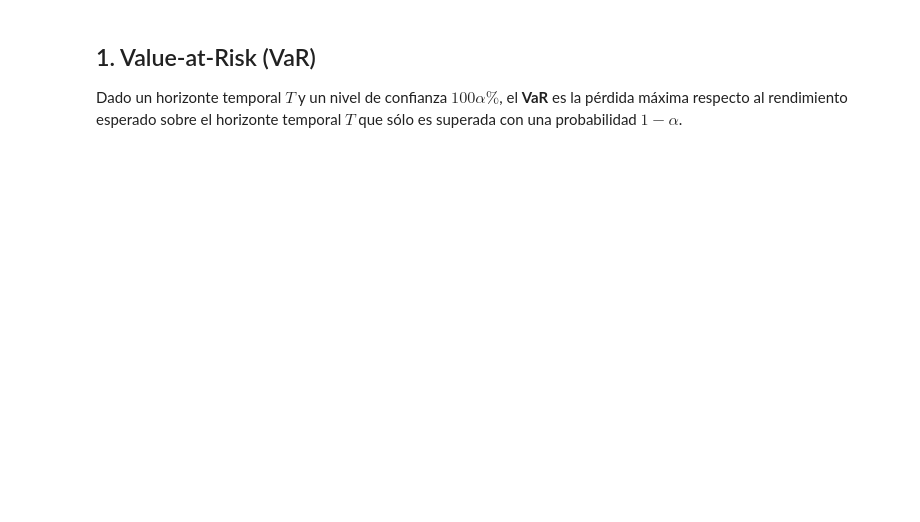
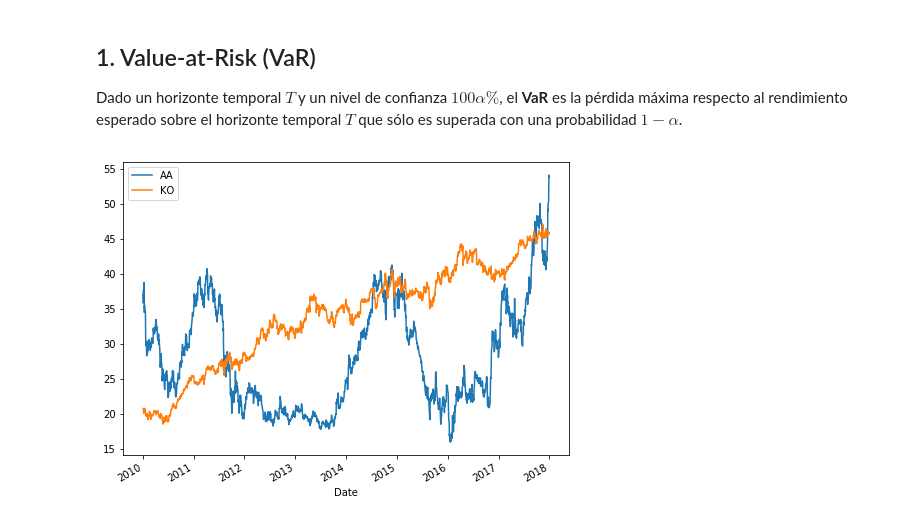
Before and after one commit to esjimenezro/SimRC2018-1, a Jupyter notebook: Modulo1/Clase8_MedidasRiesgo.ipynb, the cells around one changed output. Cells and saved outputs as stored; diff of their text form; code cells hidden in the pictures; blank space fills up the shorter version.

```diff
--- a/Modulo1/Clase8_MedidasRiesgo.ipynb
+++ b/Modulo1/Clase8_MedidasRiesgo.ipynb
@@ -11,0 +33,4 @@ Referencias:
+# %%
+def get_historical_closes(ticker, start_date, end_date=None):
+    closes = web.DataReader(name=ticker, data_source='yahoo', start=start_date, end=end_date).sort_index('major_axis')
+    return closes.loc['Adj Close',:]
@@ -51,3 +98,11 @@ Históricamente se pueden identificar tres periodos relevantes en cuanto al desa
 ## 1. Value-at-Risk (VaR)
 
 Dado un horizonte temporal $T$ y un nivel de confianza $100 \alpha \%$, el **VaR** es la pérdida máxima respecto al rendimiento esperado sobre el horizonte temporal $T$ que sólo es superada con una probabilidad $1 − \alpha$.
+# %%
+ticker = ['AA','KO']
+start_date = '2010-01-01'
+end_date = '2017-12-31'
+closes = get_historical_closes(ticker, start_date, end_date)
+closes.plot(figsize=(8,6));
+# %% [output]
+[figure, added]
```
Also changed, not shown: parts of 20 cells of this notebook.
